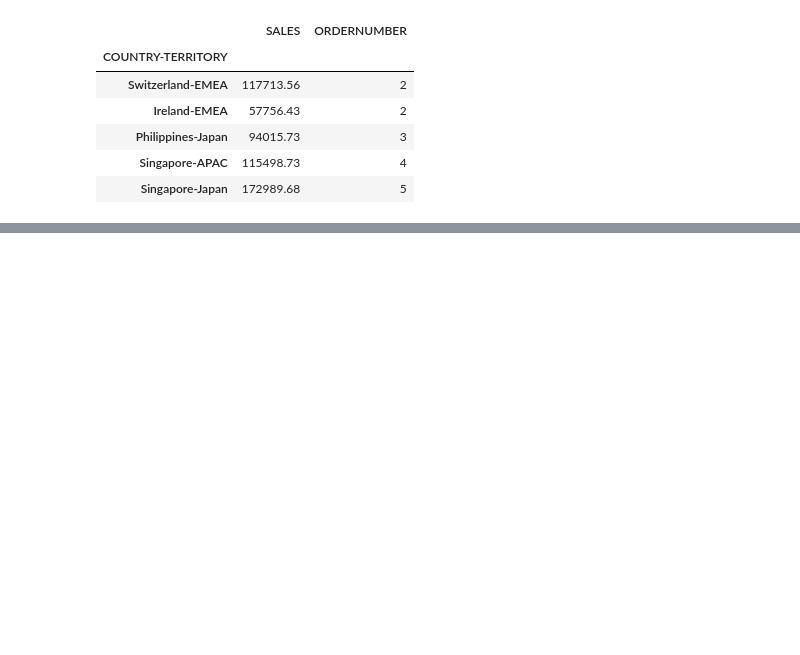
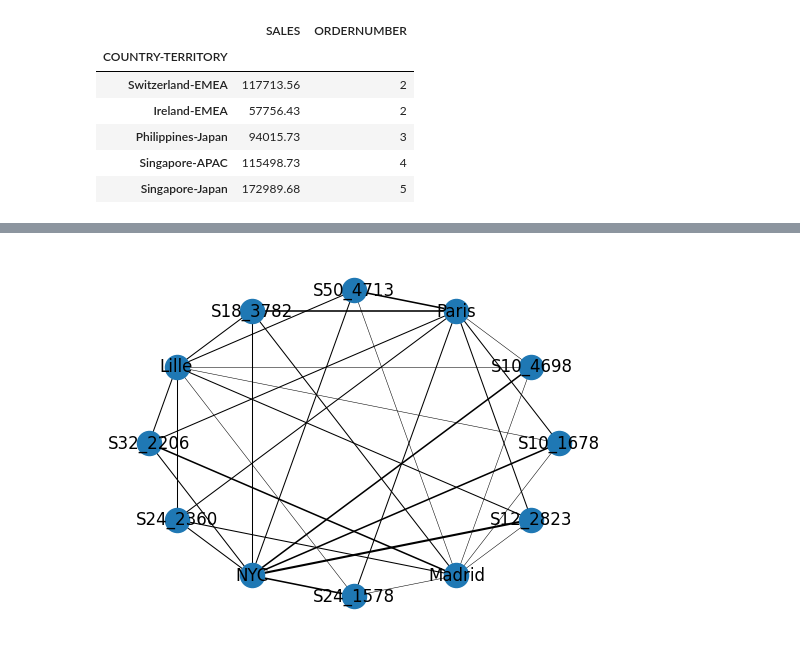
Before and after one commit to hamed-sdz/public, a Jupyter notebook: sales_analysis.ipynb, the cells around one changed output, grey strips where cells are left out. Saved outputs shown, nothing was run; the diff lists cells and outputs as text; code cells hidden in the pictures; blank space fills up the shorter version.

```diff
--- a/sales_analysis.ipynb
+++ b/sales_analysis.ipynb
@@ -184,0 +252,20 @@ territory_sales.head(5)
+# %%
+# نمایش بخشی از گراف
+
+temp = city_motorcycles.head(10)
+nodes_to_include = list(temp['source']) + list(temp['target'])
+subgraph = G.subgraph(nodes_to_include)
+
+weights = [subgraph[u][v]['weight'] for u, v in subgraph.edges()]
+max_weight = max(weights)
+scaling_factor = 1.5 / max_weight
+
+pos = nx.circular_layout(subgraph)
+nx.draw_networkx_nodes(subgraph, pos)
+nx.draw_networkx_edges(subgraph, pos, width=[w * scaling_factor for w in weights])
+nx.draw_networkx_labels(subgraph, pos)
+
+plt.axis('off')
+plt.show()
+# %% [output]
+[figure, added]
```
Also changed, not shown: parts of 8 cells of this notebook.
